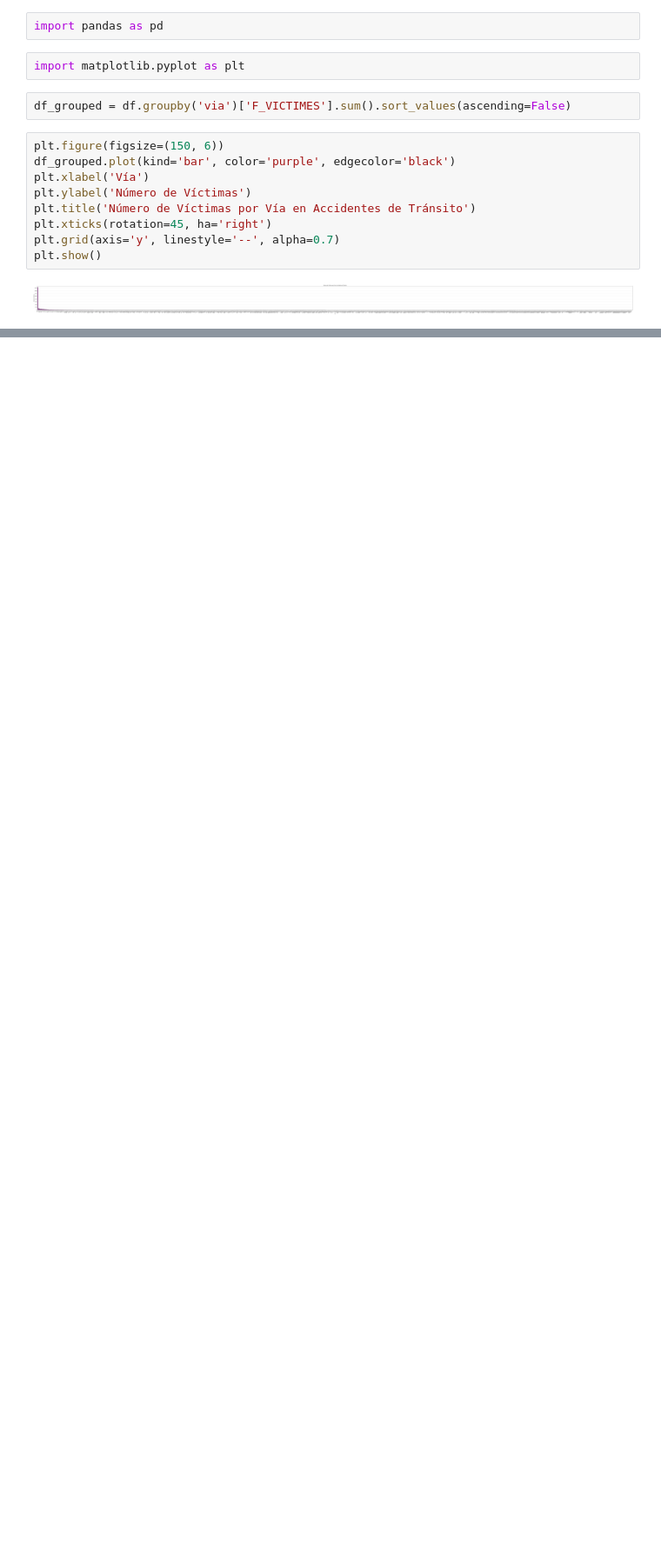
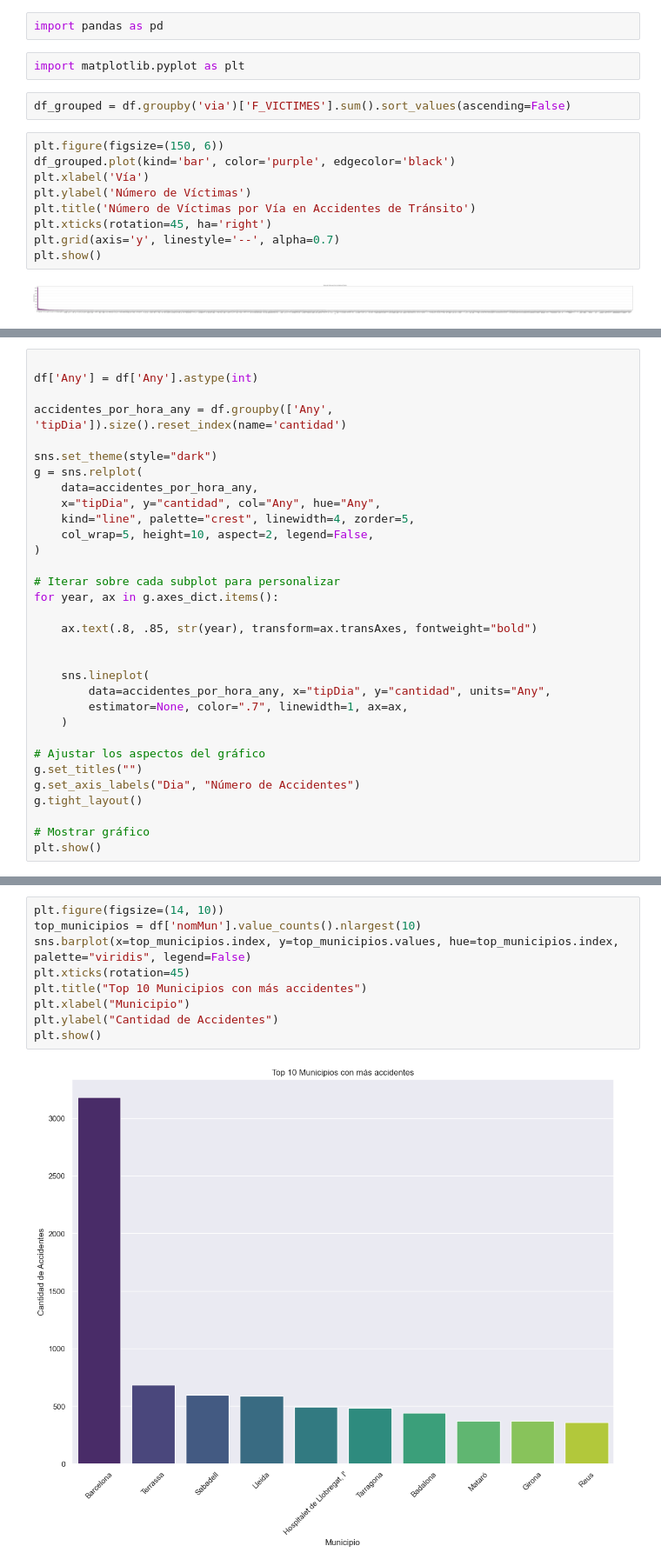
Before and after one commit to SeergiCureero/Proyecto-Analitica-Descriptiva, a Jupyter notebook: main.ipynb, the cells around one changed output, grey strips where cells are left out. Shown at 87% size. Drawn from its saved outputs; the diff is of its cells as text; blank space fills up the shorter version.

```diff
--- a/main.ipynb
+++ b/main.ipynb
@@ -66,0 +87,32 @@ plt.show()
+# %%
+
+df['Any'] = df['Any'].astype(int)
+
+accidentes_por_hora_any = df.groupby(['Any', 'tipDia']).size().reset_index(name='cantidad')
+
+sns.set_theme(style="dark")
+g = sns.relplot(
+    data=accidentes_por_hora_any,
+    x="tipDia", y="cantidad", col="Any", hue="Any",
+    kind="line", palette="crest", linewidth=4, zorder=5,
+    col_wrap=5, height=10, aspect=2, legend=False,
+)
+
+# Iterar sobre cada subplot para personalizar
+for year, ax in g.axes_dict.items():
+
+    ax.text(.8, .85, str(year), transform=ax.transAxes, fontweight="bold")
+
+
+    sns.lineplot(
+        data=accidentes_por_hora_any, x="tipDia", y="cantidad", units="Any",
+        estimator=None, color=".7", linewidth=1, ax=ax,
+    )
+
+# Ajustar los aspectos del gráfico
+g.set_titles("")
+g.set_axis_labels("Dia", "Número de Accidentes")
+g.tight_layout()
+
+# Mostrar gráfico
+plt.show()
@@ -66,0 +121,11 @@ plt.show()
+# %%
+plt.figure(figsize=(14, 10))
+top_municipios = df['nomMun'].value_counts().nlargest(10)
+sns.barplot(x=top_municipios.index, y=top_municipios.values, hue=top_municipios.index, palette="viridis", legend=False)
+plt.xticks(rotation=45)
+plt.title("Top 10 Municipios con más accidentes")
+plt.xlabel("Municipio")
+plt.ylabel("Cantidad de Accidentes")
+plt.show()
+# %% [output]
+[figure, added]
```
Also changed, not shown: parts of 18 cells of this notebook.
